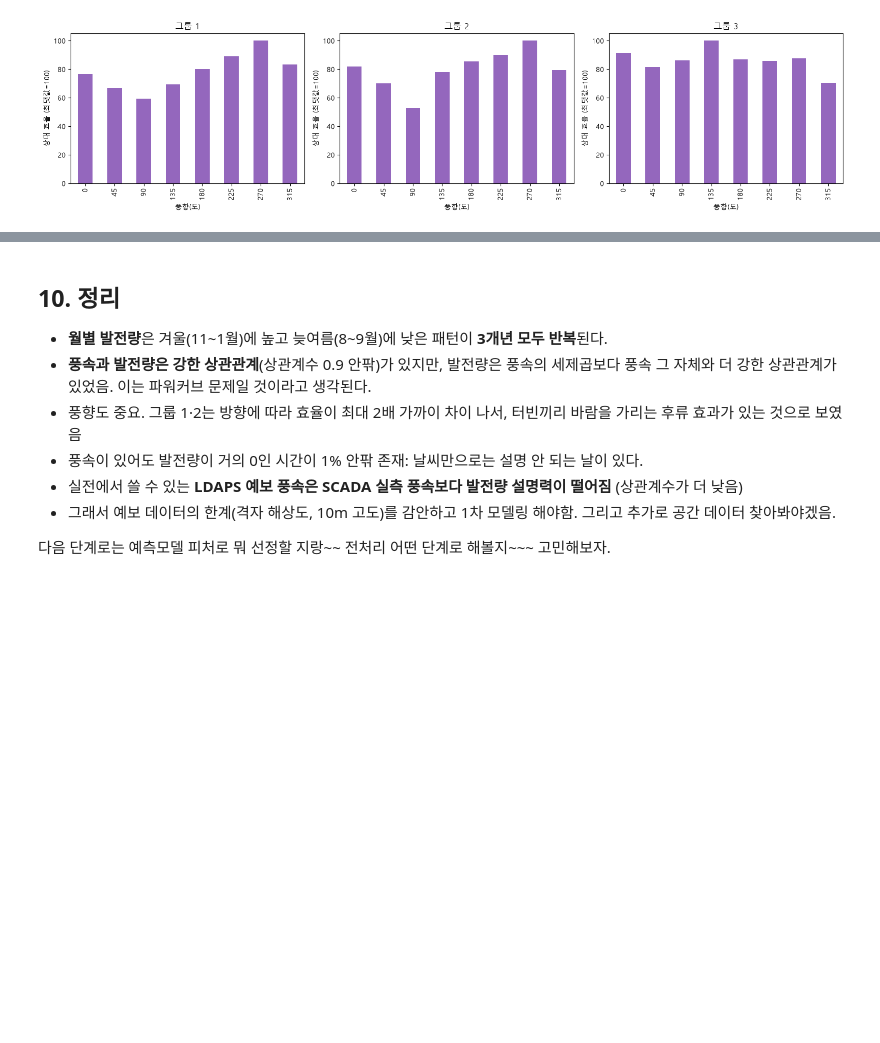
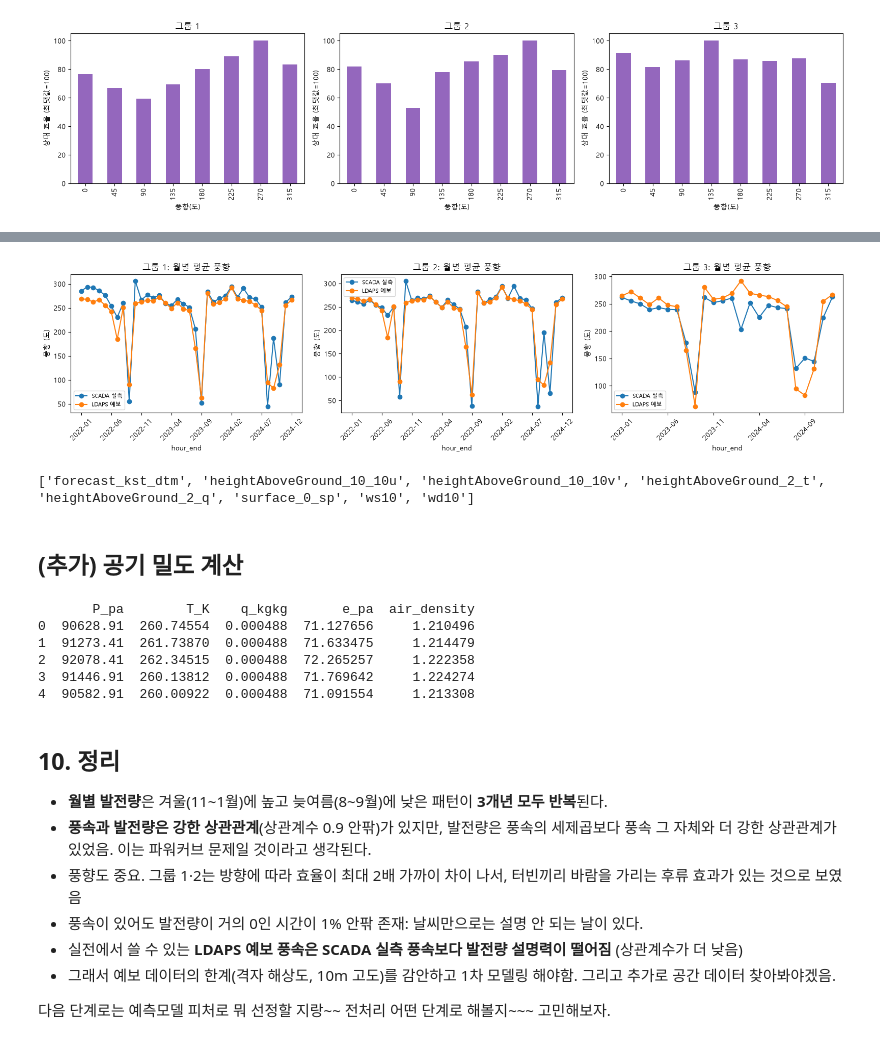
Before and after one commit to ksydata/WINDFORCE, a Jupyter notebook: 01.data_nogada.ipynb, the cells around one changed output, grey strips where cells are left out. Drawn from its saved outputs; the diff is of its cells as text; code cells hidden in the pictures; blank space fills up the shorter version.

```diff
--- a/01.data_nogada.ipynb
+++ b/01.data_nogada.ipynb
@@ -244,0 +253,17 @@ turbine_cap_kwh10m # 터빈별 '10분 동안 낼 수 있는 최대 발전량(kWh
+# %%
+# 이상치 클리핑 없이(treat_outliers=False) 원본 값 그대로 시간별로 집계
+v_hourly_raw = clean_and_hourly(vestas, vestas_group, treat_outliers=False)  # VESTAS 원본 -> 그룹1·2 시간별 표
+u_hourly_raw = clean_and_hourly(unison, unison_group, treat_outliers=False)  # UNISON 원본 -> 그룹3 시간별 표
+
+# 위 정제 버전과 동일하게 마지막 경계 시각(2025-01-01 00:00)만 제외
+v_hourly_raw = v_hourly_raw[v_hourly_raw["hour_end"] < "2025-01-01"].reset_index(drop=True)
+u_hourly_raw = u_hourly_raw[u_hourly_raw["hour_end"] < "2025-01-01"].reset_index(drop=True)
+
+# 이상치로 걸러졌던 값이 실제로 몇 개(105% 초과)였는지 터빈별로 확인
+print("정격 105% 초과로 이상치 처리됐던 값 개수 (터빈별)")
+for turbine, cap_map, df in [(t, vestas_group, vestas) for t in vestas_group] + [(t, unison_group, unison) for t in unison_group]:
+    power_col = f"{turbine}_power_kw10m"  # 터빈별 발전량 컬럼
+    cap = turbine_cap_kwh10m[turbine] * 1.05  # 정격 105% 기준
+    n_outlier = (df[power_col].abs() > cap).sum()  # 기준을 넘는 값 개수
+    if n_outlier > 0:  # 하나라도 있으면만 출력
+        print(f"  {turbine}: {n_outlier}개")
@@ -445,3 +528,59 @@ print(f"발전량 vs SCADA 실측 풍속 상관계수      = {corr_scada:.3f}")
+# %%
+def circular_mean_deg(deg_series):
+    # 각도(도) 시리즈의 원형평균을 구하는 함수 (0/360 경계 오류 방지)
+    rad = np.deg2rad(deg_series)
+    return (np.degrees(np.arctan2(np.sin(rad).mean(), np.cos(rad).mean())) + 360) % 360
+
+
+fig, axes = plt.subplots(1, 3, figsize=(16, 4))  # 그룹 3개를 나란히 그릴 그래프 3칸 준비
+for ax, (name, (hdf, pcol, wscol, wdcol)) in zip(axes, ldaps_group_info.items()):  # 그룹마다 반복
+    compare = compare_by_group[name]  # 위 셀에서 그룹별로 구해둔 비교표 재사용
+    year_month = compare.index.to_period("M").astype(str)  # '2022-01' 같은 월 문자열
+    wd_monthly_ldaps = compare["ldaps_wd10"].groupby(year_month).apply(circular_mean_deg)  # LDAPS 예보 풍향 월평균
+    wd_monthly_scada = compare[wdcol].groupby(year_month).apply(circular_mean_deg)  # SCADA 실측 풍향 월평균
+
+    wd_monthly_scada.plot(ax=ax, marker="o", label="SCADA 실측")  # 실측 풍향 선 그리기
+    wd_monthly_ldaps.plot(ax=ax, marker="o", label="LDAPS 예보")  # 예보 풍향 선 그리기
+    ax.set_ylabel("풍향 (도)")  # y축 이름
+    ax.set_title(f"{name}: 월별 평균 풍향")  # 그래프 제목
+    ax.tick_params(axis="x", rotation=45)  # x축 글자 기울이기
+    ax.legend(fontsize=8)  # 범례 표시
+plt.tight_layout()  # 여백 정리
+plt.show()  # 출력
+# %% [output]
+[figure, added]
+# %%
+print(ldaps.columns.tolist())
+# %% [output]
+['forecast_kst_dtm', 'heightAboveGround_10_10u', 'heightAboveGround_10_10v', 'heightAboveGround_2_t', 'heightAboveGround_2_q', 'surface_0_sp', 'ws10', 'wd10']
+# %% [markdown]
+## (추가) 공기 밀도 계산
+# %%
+import pandas as pd
+
+R_d = 287.05  # 건조공기 기체상수 J/(kg·K)
+
+# [데이터 전처리 및 단위 변환 단계]
+ldaps['T_K'] = ldaps['heightAboveGround_2_t']  # 켈빈(K) 단위 확정
+ldaps['q_kgkg'] = ldaps['heightAboveGround_2_q']  # kg/kg 단위 확정 (g/kg일 경우 /1000 필수)
+ldaps['P_pa'] = ldaps['surface_0_sp']  # 파스칼(Pa) 단위 확정
+
+# 1. 수증기압(e, Pa) 계산
+# 분모가 0이 되는 것을 방지하기 위해 표준 상수 기재
+ldaps['e_pa'] = (ldaps['q_kgkg'] * ldaps['P_pa']) / (0.62197 + 0.37803 * ldaps['q_kgkg'])
+
+# 2. 습윤공기 밀도(kg/m³) 계산
+ldaps['air_density'] = (ldaps['P_pa'] - 0.378 * ldaps['e_pa']) / (R_d * ldaps['T_K'])
+
+# 3. 결과 확인
+print(ldaps[['P_pa', 'T_K', 'q_kgkg', 'e_pa', 'air_density']].head())
+# %% [output]
+       P_pa        T_K    q_kgkg       e_pa  air_density
+0  90628.91  260.74554  0.000488  71.127656     1.210496
+1  91273.41  261.73870  0.000488  71.633475     1.214479
+2  92078.41  262.34515  0.000488  72.265257     1.222358
+3  91446.91  260.13812  0.000488  71.769642     1.224274
+4  90582.91  260.00922  0.000488  71.091554     1.213308
 # %% [markdown]
 ## 10. 정리
 
```
Also changed, not shown: parts of 9 cells of this notebook, 5 other files.
